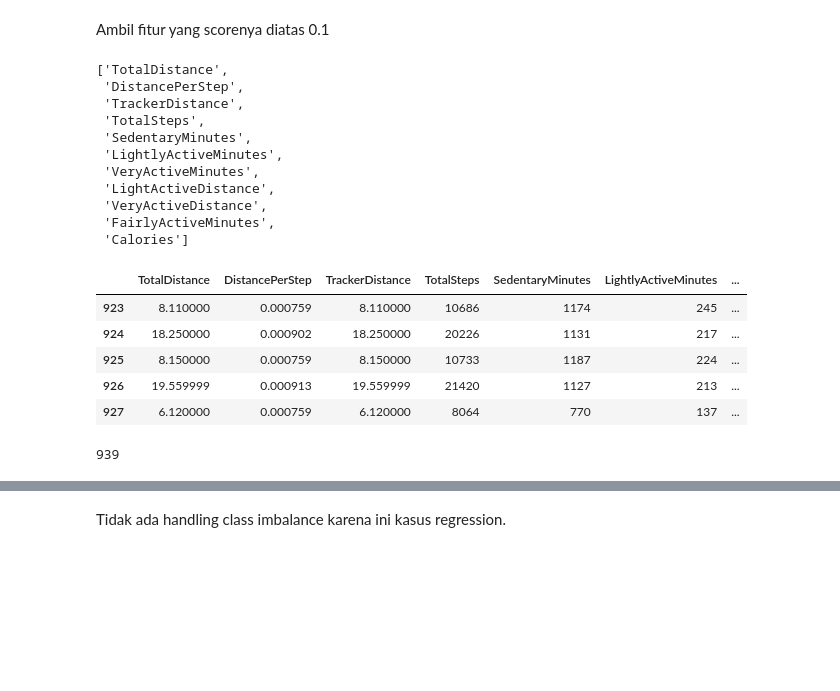
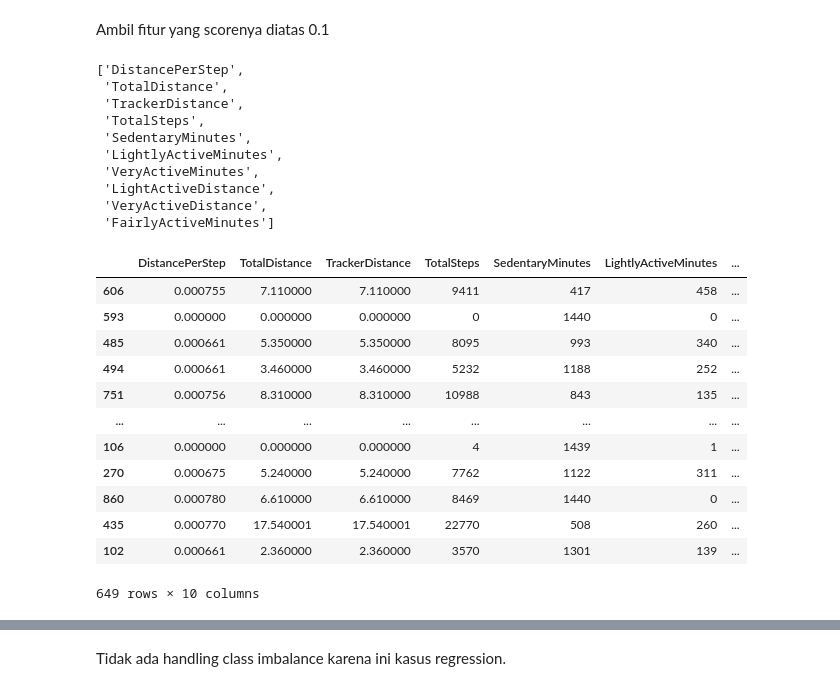
Before and after one commit to bintangphylosophie/Final-Project-Rakamin-FitBit-Tracker-Data, a Jupyter notebook: Preprocessing/Preprocessing_Asty.ipynb, the cells around one changed output, grey strips where cells are left out. Saved outputs shown, nothing was run; the diff lists cells and outputs as text; code cells hidden in the pictures; blank space fills up the shorter version.

```diff
--- a/Preprocessing/Preprocessing_Asty.ipynb
+++ b/Preprocessing/Preprocessing_Asty.ipynb
@@ -455,11 +460,10 @@ selected_features
 Ambil fitur yang scorenya diatas 0.1
 # %%
 selected_features = selected_features['Feature'].head(10).tolist()
-selected_features.append('Calories')
 selected_features
 # %% [output]
-['TotalDistance',
- 'DistancePerStep',
+['DistancePerStep',
+ 'TotalDistance',
  'TrackerDistance',
  'TotalSteps',
  'SedentaryMinutes',
@@ -467,20 +471,23 @@ selected_features
  'VeryActiveMinutes',
  'LightActiveDistance',
  'VeryActiveDistance',
- 'FairlyActiveMinutes',
- 'Calories']
+ 'FairlyActiveMinutes']
-# %%
-dfz = dfz[selected_features]
-
-dfz.tail()
-# %% [output]
-|  | TotalDistance | DistancePerStep | TrackerDistance | TotalSteps | SedentaryMinutes | LightlyActiveMinutes | ... |
-| 923 | 8.110000 | 0.000759 | 8.110000 | 10686 | 1174 | 245 | ... |
-| 924 | 18.250000 | 0.000902 | 18.250000 | 20226 | 1131 | 217 | ... |
-| 925 | 8.150000 | 0.000759 | 8.150000 | 10733 | 1187 | 224 | ... |
-| 926 | 19.559999 | 0.000913 | 19.559999 | 21420 | 1127 | 213 | ... |
-| 927 | 6.120000 | 0.000759 | 6.120000 | 8064 | 770 | 137 | ... |
-# %%
-len(df)
-# %% [output]
-939
+# %%
+X_train = X_train[selected_features]
+X_test = X_test[selected_features]
+
+X_train
+# %% [output]
+|  | DistancePerStep | TotalDistance | TrackerDistance | TotalSteps | SedentaryMinutes | LightlyActiveMinutes | ... |
+| 606 | 0.000755 | 7.110000 | 7.110000 | 9411 | 417 | 458 | ... |
+| 593 | 0.000000 | 0.000000 | 0.000000 | 0 | 1440 | 0 | ... |
+| 485 | 0.000661 | 5.350000 | 5.350000 | 8095 | 993 | 340 | ... |
+| 494 | 0.000661 | 3.460000 | 3.460000 | 5232 | 1188 | 252 | ... |
+| 751 | 0.000756 | 8.310000 | 8.310000 | 10988 | 843 | 135 | ... |
+| ... | ... | ... | ... | ... | ... | ... | ... |
+| 106 | 0.000000 | 0.000000 | 0.000000 | 4 | 1439 | 1 | ... |
+| 270 | 0.000675 | 5.240000 | 5.240000 | 7762 | 1122 | 311 | ... |
+| 860 | 0.000780 | 6.610000 | 6.610000 | 8469 | 1440 | 0 | ... |
+| 435 | 0.000770 | 17.540001 | 17.540001 | 22770 | 508 | 260 | ... |
+| 102 | 0.000661 | 2.360000 | 2.360000 | 3570 | 1301 | 139 | ... |
+649 rows × 10 columns
```
Also changed, not shown: parts of 11 cells of this notebook.
